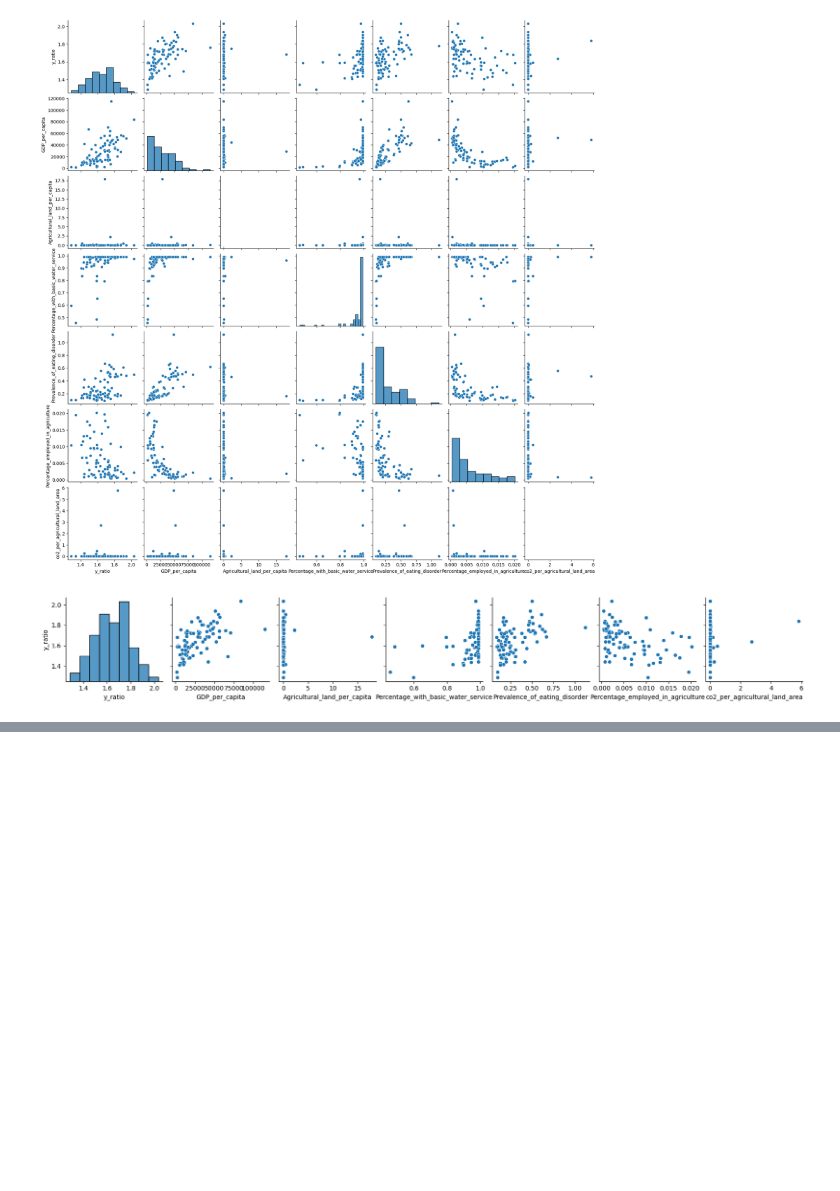
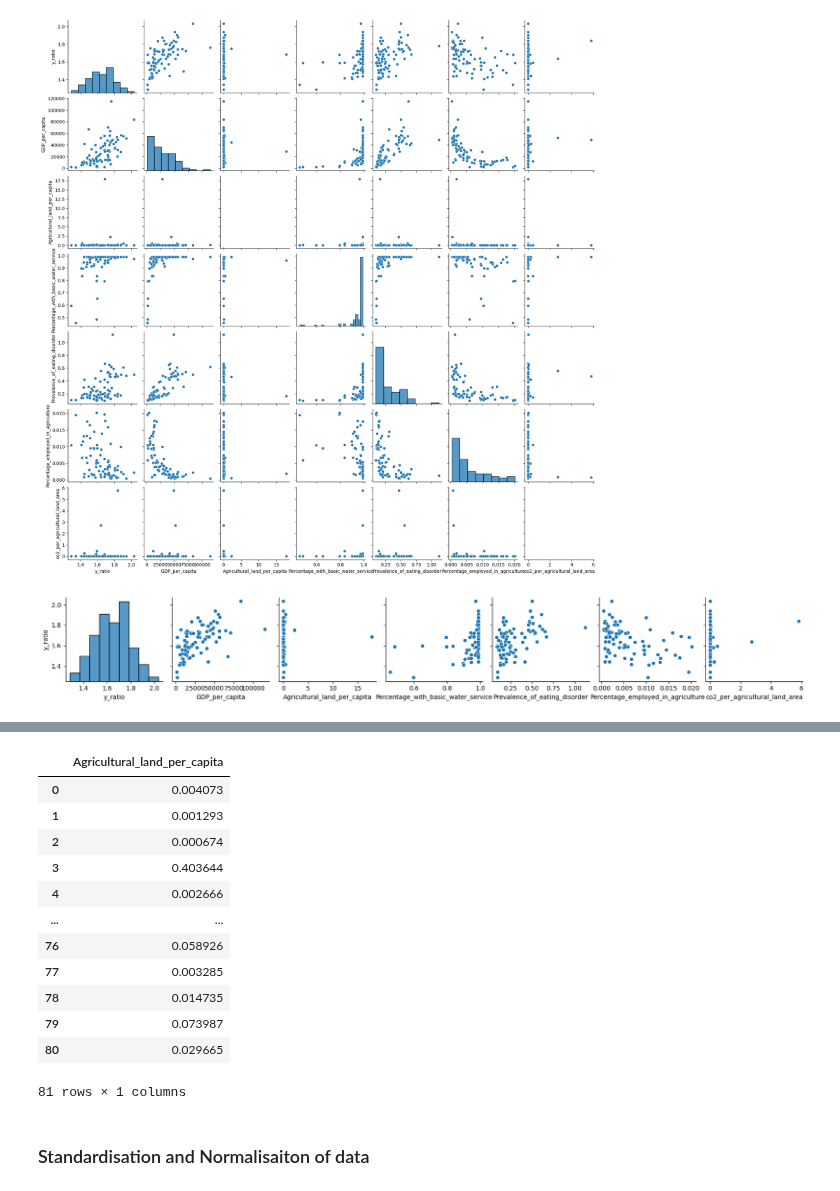
Before and after one commit to tanjoash/2D_data_driven_world, a Jupyter notebook: 2dwork/2D DDW.ipynb, the cells around one changed output, grey strips where cells are left out. Cells and saved outputs as stored; diff of their text form; code cells hidden in the pictures; blank space fills up the shorter version.

```diff
--- a/2dwork/2D DDW.ipynb
+++ b/2dwork/2D DDW.ipynb
@@ -438,0 +445,18 @@ myplot = sns.boxplot(x='Agricultural_land_per_capita', y= "y_ratio", data=df2018
+# %%
+df2018_combined[["Agricultural_land_per_capita"]]
+# %% [output]
+|  | Agricultural_land_per_capita |
+| 0 | 0.004073 |
+| 1 | 0.001293 |
+| 2 | 0.000674 |
+| 3 | 0.403644 |
+| 4 | 0.002666 |
+| ... | ... |
+| 76 | 0.058926 |
+| 77 | 0.003285 |
+| 78 | 0.014735 |
+| 79 | 0.073987 |
+| 80 | 0.029665 |
+81 rows × 1 columns
+# %% [markdown]
+### Standardisation and Normalisaiton of data
```
Also changed, not shown: parts of 6 cells of this notebook.
